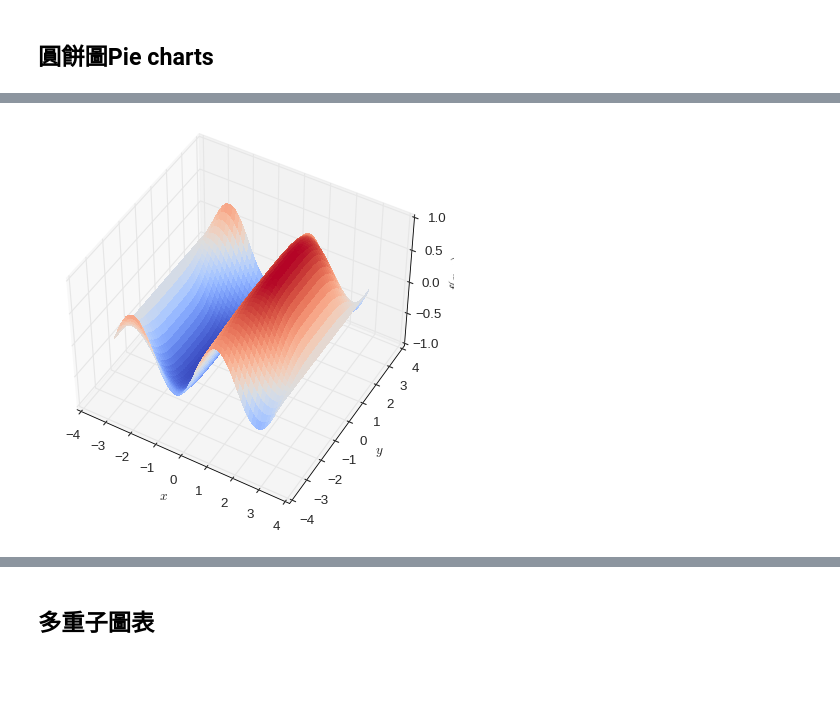
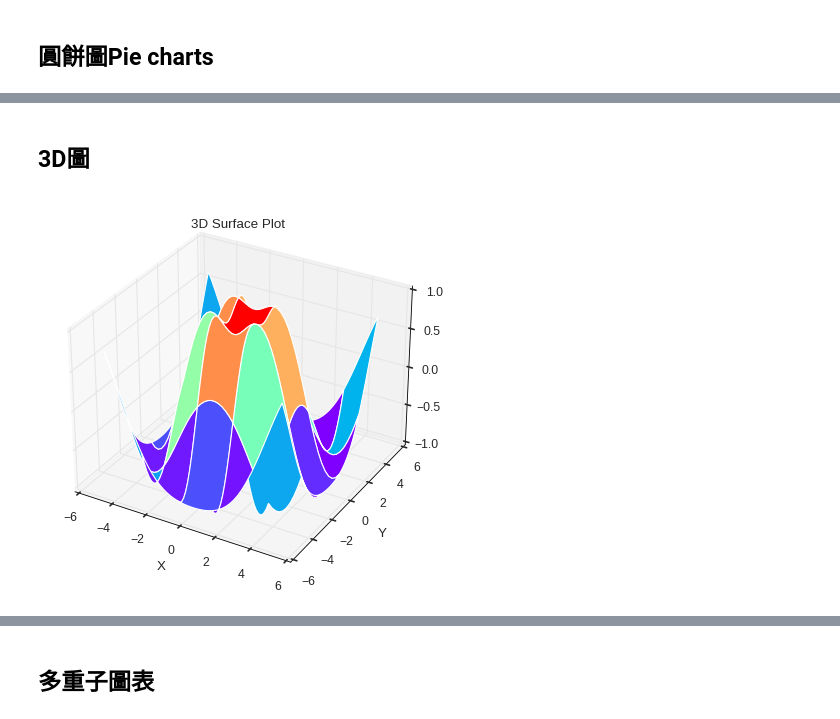
Before and after one commit to willismax/MediaSystem-Python-Course, a Jupyter notebook: 01.Intro-Python/來畫圖好嗎_資料視覺化.ipynb, the cells around one changed output, grey strips where cells are left out. Drawn from its saved outputs; the diff is of its cells as text; code cells hidden in the pictures; blank space fills up the shorter version.

```diff
--- a/01.Intro-Python/來畫圖好嗎_資料視覺化.ipynb
+++ b/01.Intro-Python/來畫圖好嗎_資料視覺化.ipynb
@@ -515,0 +555,18 @@ plt.hist(x3, **kwargs);
+# %%
+# prompt: 堆疊圖 Stack Plot
+
+import matplotlib.pyplot as plt
+%matplotlib inline
+plt.style.use('seaborn-white')
+
+days = [1, 2, 3, 4, 5]
+sleeping = [7, 8, 6, 11, 7]
+eating = [2, 3, 4, 3, 2]
+working = [7, 8, 7, 2, 2]
+playing = [8, 5, 7, 8, 13]
+
+plt.stackplot(days, sleeping, eating, working, playing, colors=['moccasin', 'navajowhite', 'peachpuff', 'papayawhip'])
+plt.xlabel('Days')
+plt.ylabel('Hours')
+plt.title('Stack Plot')
+plt.legend(['Sleeping', 'Eating', 'Working', 'Playing'])
@@ -543,28 +650,35 @@ Text(0.5, 1.0, '2011 population distribution')
+# %% [markdown]
+## 3D圖
 # %%
+# prompt: matplotlib 3d plot
+
+from mpl_toolkits.mplot3d import Axes3D  # 導入3D繪圖工具包
 import matplotlib.pyplot as plt
 import numpy as np
 
+# 1. 創建3D圖形對象
 fig = plt.figure()
-ax = fig.add_subplot(projection='3d')
+ax = fig.add_subplot(111, projection='3d')
 
-N = 50  # 50 points in each direction
-x = np.linspace(-np.pi, np.pi, N)
-y = np.linspace(-np.pi, np.pi, N)
+# 2. 生成數據
+x = np.linspace(-5, 5, 50)
+y = np.linspace(-5, 5, 50)
 X, Y = np.meshgrid(x, y)
-f = np.sin(X)*np.cos((X*Y**2)/10)
+Z = np.sin(np.sqrt(X**2 + Y**2))
 
+# 3. 繪製曲面圖
+ax.plot_surface(X, Y, Z, cmap='rainbow')
 
-surf = ax.plot_surface(X, Y, f, rstride=1, cstride=1, cmap=cm.coolwarm,linewidth=0, antialiased=False)
+# 4. 設置圖形標題和軸標籤
+ax.set_title('3D Surface Plot')
+ax.set_xlabel('X')
+ax.set_ylabel('Y')
+ax.set_zlabel('Z')
 
-ax.set_xlabel('$x$')
-ax.set_ylabel('$y$')
-ax.set_zlabel('$f(x,y)$')
-
-ax.view_init(elev=45)
-
+# 5. 顯示圖形
 plt.show()
 # %% [output]
-[figure, old version]
+[figure, new version]
 # %%
 def f(x, y):
     return np.sin(np.sqrt(x ** 2 + y ** 2))
```
Also changed, not shown: parts of 15 cells of this notebook.
